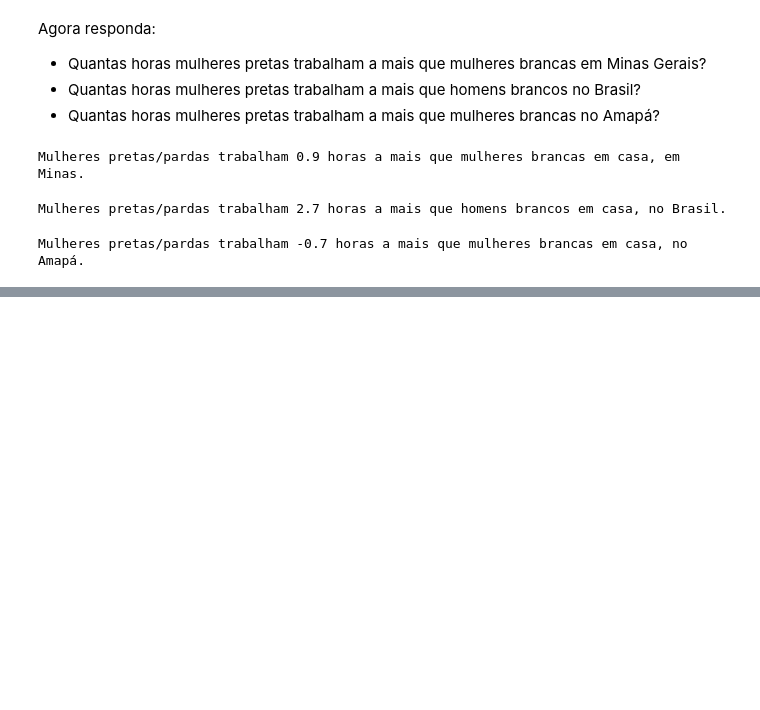
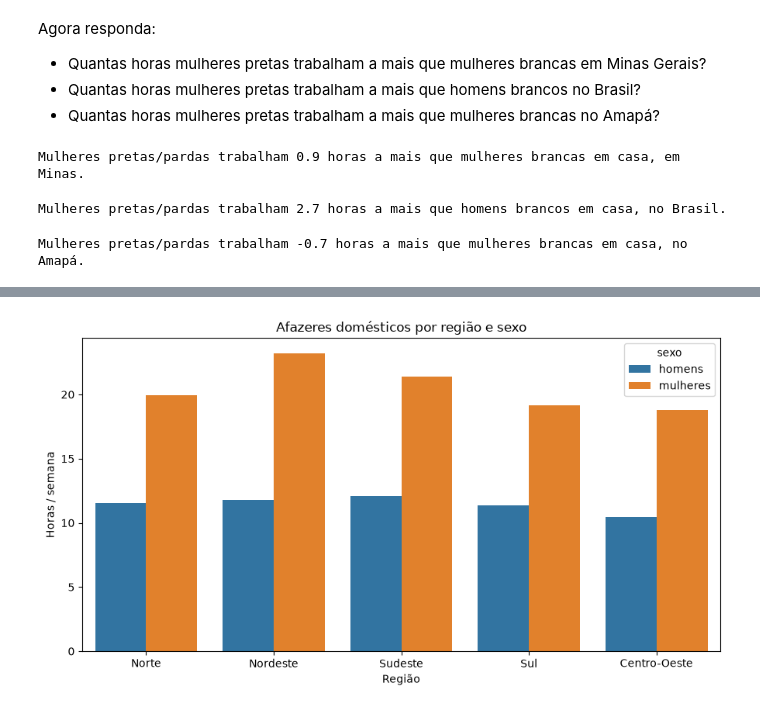
Before and after one commit to EnzoTS/analise_dados, a Jupyter notebook: Aula2_IndicadorMulheres.ipynb, the cells around one changed output, grey strips where cells are left out. Drawn from its saved outputs; the diff is of its cells as text; code cells hidden in the pictures; blank space fills up the shorter version.

```diff
--- a/Aula2_IndicadorMulheres.ipynb
+++ b/Aula2_IndicadorMulheres.ipynb
@@ -210,3 +213,18 @@ diferenca = (preta - branca)
 print(f"Mulheres pretas/pardas trabalham {diferenca:.1f} horas a mais que mulheres brancas em casa, no Amapá.")
 # %% [output]
 Mulheres pretas/pardas trabalham -0.7 horas a mais que mulheres brancas em casa, no Amapá.
+# %%
+reg = indicador_1[indicador_1["uf_regiao"].isin(regioes)].copy()
+reg["homens"] = (reg["homem_branca"] + reg["homem_preta_parda"]) / 2
+reg["mulheres"] = (reg["mulher_branca"] + reg["mulher_preta_parda"]) / 2
+
+
+
+reg_long = reg.melt(
+    id_vars="uf_regiao",
+    value_vars=["homens", "mulheres"],
+    var_name="sexo",
+    value_name="horas",
+)
+
+reg_long
@@ -212,0 +243,10 @@ Mulheres pretas/pardas trabalham -0.7 horas a mais que mulheres brancas em casa,
+# %%
+fig, ax = plt.subplots(figsize=(9, 5))
+sns.barplot(data=reg_long, x="uf_regiao", y="horas", hue="sexo", ax=ax)
+ax.set_title("Afazeres domésticos por região e sexo")
+ax.set_xlabel("Região")
+ax.set_ylabel("Horas / semana")
+plt.tight_layout()
+plt.show()
+# %% [output]
+[figure, added]
```
Also changed, not shown: parts of 2 cells of this notebook.
